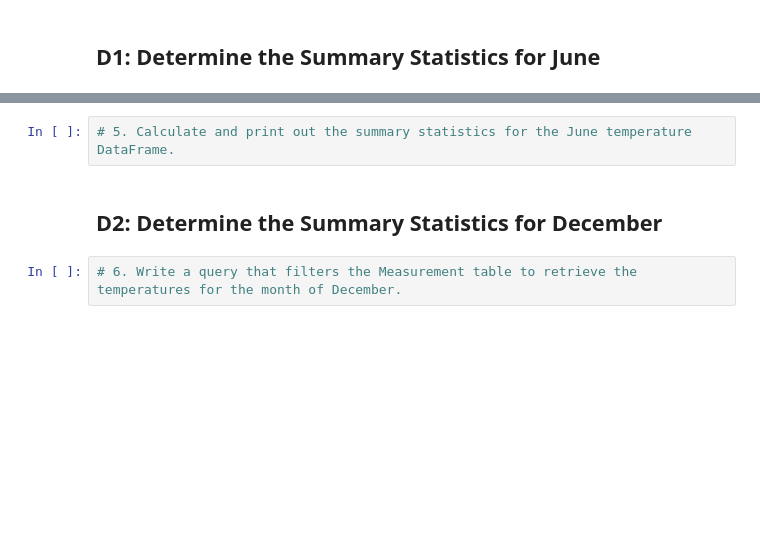
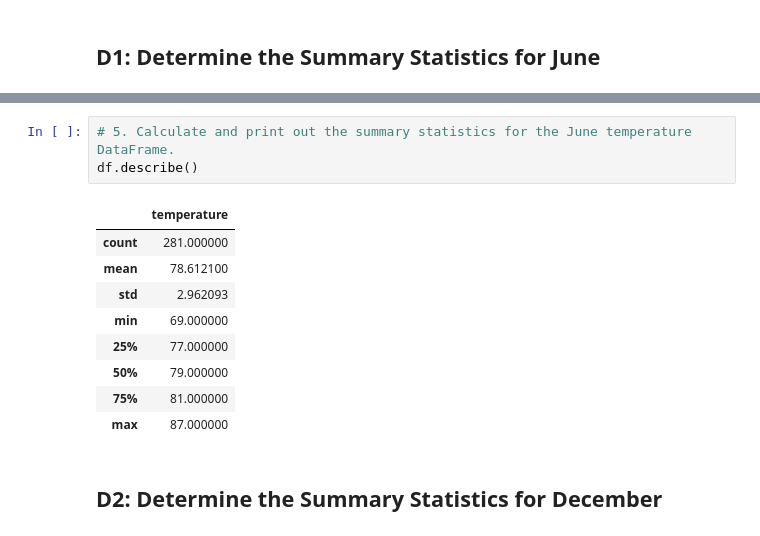
Before and after one commit to Mattiejordan/surfs_up, a Jupyter notebook: SurfsUp_Challenge.ipynb, the cells around one changed output, grey strips where cells are left out. Saved outputs shown, nothing was run; the diff lists cells and outputs as text; blank space fills up the shorter version.

```diff
--- a/SurfsUp_Challenge.ipynb
+++ b/SurfsUp_Challenge.ipynb
@@ -49,6 +116,15 @@ NameError: name 'dt' is not defined
 # %%
 # 5. Calculate and print out the summary statistics for the June temperature DataFrame.
+df.describe()
+# %% [output]
+|  | temperature |
+| count | 281.000000 |
+| mean | 78.612100 |
+| std | 2.962093 |
+| min | 69.000000 |
+| 25% | 77.000000 |
+| 50% | 79.000000 |
+| 75% | 81.000000 |
+| max | 87.000000 |
 # %% [markdown]
 ## D2: Determine the Summary Statistics for December
-# %%
-# 6. Write a query that filters the Measurement table to retrieve the temperatures for the month of December.
```
Also changed, not shown: parts of 11 cells of this notebook.
